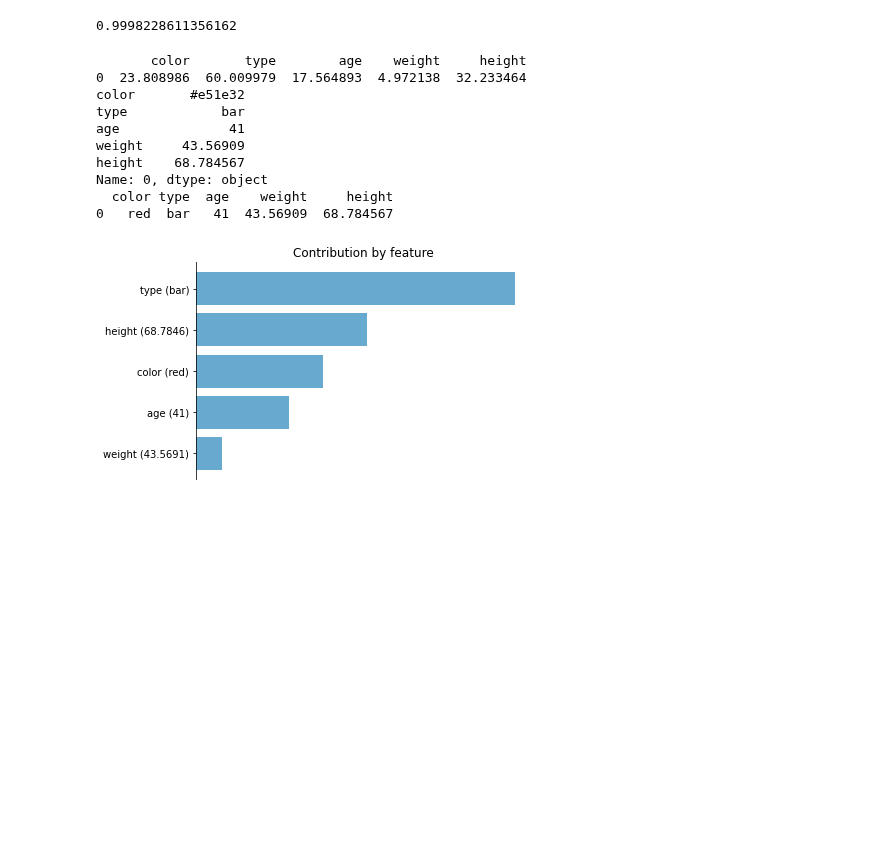
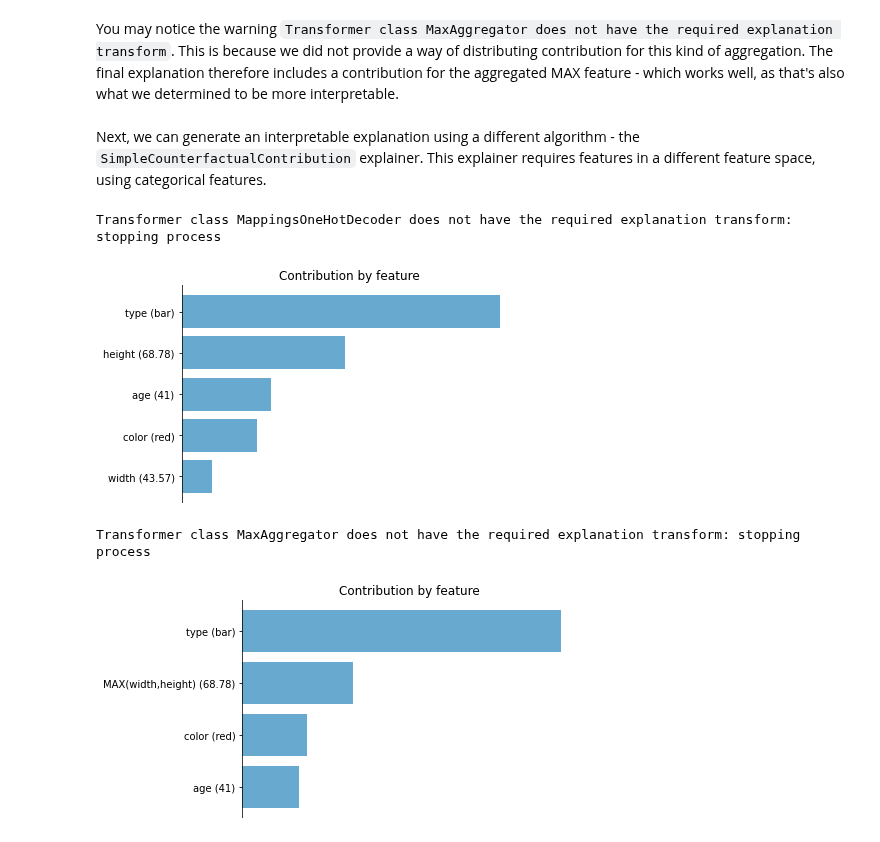
Before and after one commit to sibyl-dev/pyreal, a Jupyter notebook: tutorials/simple_four_spaces/simple_four_spaces_clean.ipynb, the cells around one changed output. Cells and saved outputs as stored; diff of their text form; code cells hidden in the pictures; blank space fills up the shorter version.

```diff
--- a/tutorials/simple_four_spaces/simple_four_spaces_clean.ipynb
+++ b/tutorials/simple_four_spaces/simple_four_spaces_clean.ipynb
@@ -62,46 +185,30 @@ featureSelect = FeatureSelectTransformer(['age', 'type_bar', 'type_foo', 'type_f
+# %% [markdown]
+You may notice the warning `Transformer class MaxAggregator does not have the required explanation transform`. This is because we did not provide a way of distributing contribution for this kind of aggregation. The final explanation therefore includes a contribution for the aggregated MAX feature - which works well, as that's also what we determined to be more interpretable.
+# %% [markdown]
+Next, we can generate an interpretable explanation using a different algorithm - the `SimpleCounterfactualContribution` explainer. This explainer requires features in a different feature space, using categorical features.
 # %%
-from pyreal.transformers import fit_transformers, run_transformers
-from sklearn.linear_model import LinearRegression
+explainer = scc.SimpleCounterfactualContribution(model, X_orig,
+                                                 m_transformers=model_transformers,
+                                                 i_transformers=i_transformers,
+                                                 fit_on_init=True)
 
-e_transformers = [typeDecoder]
-m_transformers = [colorTransformer, colorEncoder, maxAggregator, typeEncoder, featureSelect]
-i_transformers = [typeDecoder, colorTransformer]
-
-fit_transformers(e_transformers + m_transformers, X_orig)
-fit_transformers(i_transformers, X_orig)
-
-X_model = run_transformers(e_transformers + m_transformers, X_orig)
-model = LinearRegression()
-model.fit(X_model[0:400], y_orig[0:400])
-print(model.score(X_model[401:], y_orig[401:]))
+explanation = explainer.produce(X_orig.iloc[0:1])
+X_interpret = explainer.convert_data_to_interpretable(X_orig.iloc[0:1])
+visualize.plot_top_contributors(explanation, select_by="absolute", values=X_interpret.iloc[0])
 # %% [output]
-0.9998228611356162
+Transformer class MappingsOneHotDecoder does not have the required explanation transform: stopping process
+[figure, added]
 # %%
-from pyreal.explainers.lfc import simple_counterfactual_contribution as scc
-from pyreal.utils import visualize
+from pyreal.explainers import ShapFeatureImportance
 
-explainer = scc.SimpleCounterfactualContribution(model, X_orig,
-                                                 m_transformers=m_transformers,
-                                                 e_transformers=e_transformers,
-                                                 i_transformers=i_transformers,
-                                                 skip_e_transform_explanation=True,
-                                                 fit_on_init=True)
+explainer = ShapFeatureImportance(model, X_orig,
+                                  e_transformers=model_transformers,
+                                  i_transformers=interpretable_transformers,
+                                  fit_on_init=True)
 
-explanation = explainer.produce(X_orig.iloc[0:1])
-print(explanation)
-print(X_orig.iloc[0])
+explanation = explainer.produce()
 X_interpret = explainer.convert_data_to_interpretable(X_orig.iloc[0:1])
-print(X_interpret)
 visualize.plot_top_contributors(explanation, select_by="absolute", values=X_interpret.iloc[0])
 # %% [output]
-       color       type        age    weight     height
-0  23.808986  60.009979  17.564893  4.972138  32.233464
-color       #e51e32
-type            bar
-age              41
-weight     43.56909
-height    68.784567
-Name: 0, dtype: object
-  color type  age    weight     height
-0   red  bar   41  43.56909  68.784567
+Transformer class MaxAggregator does not have the required explanation transform: stopping process
-[figure, old version]
+[figure, new version]
```
Also changed, not shown: parts of 16 cells of this notebook, 7 other files.
